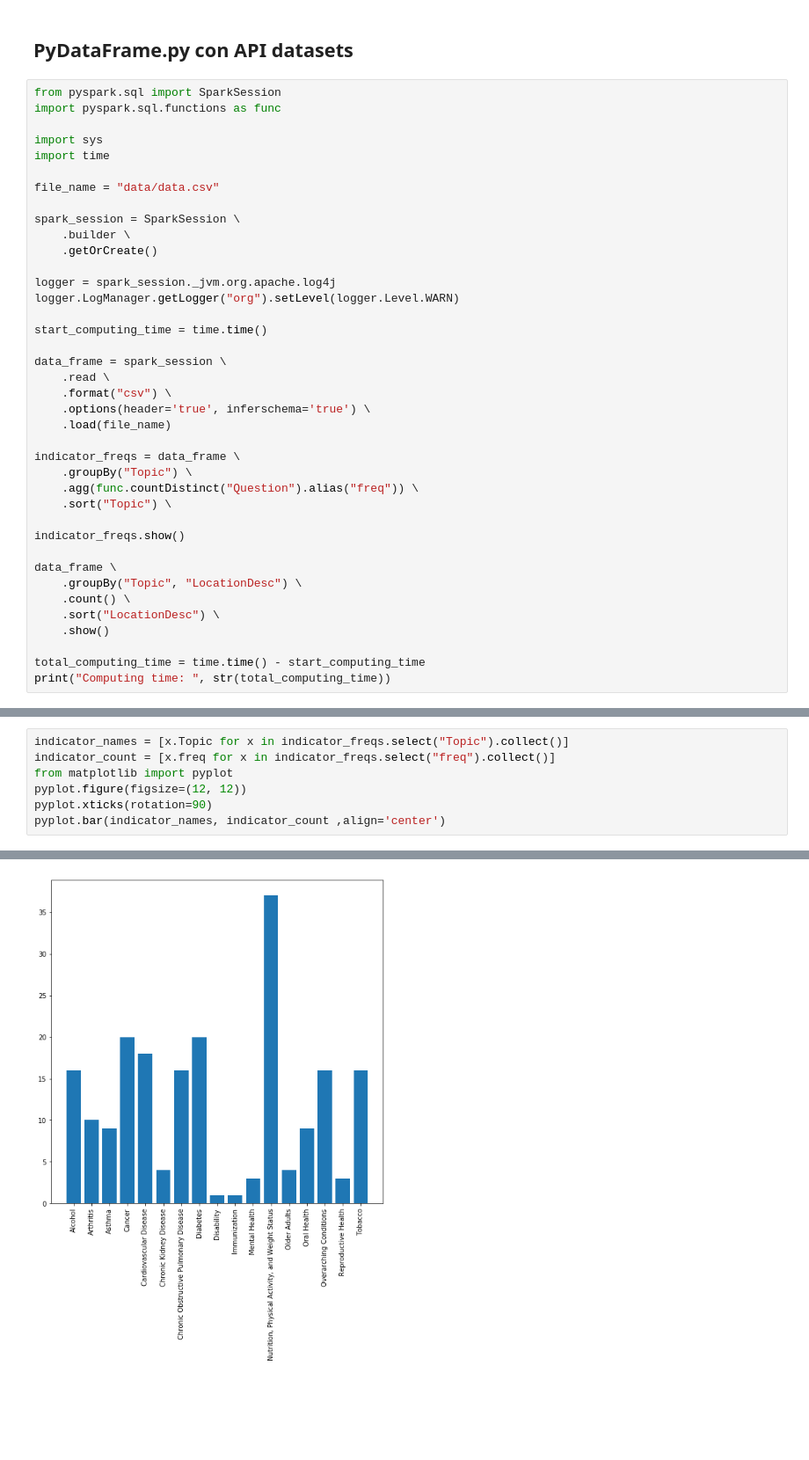
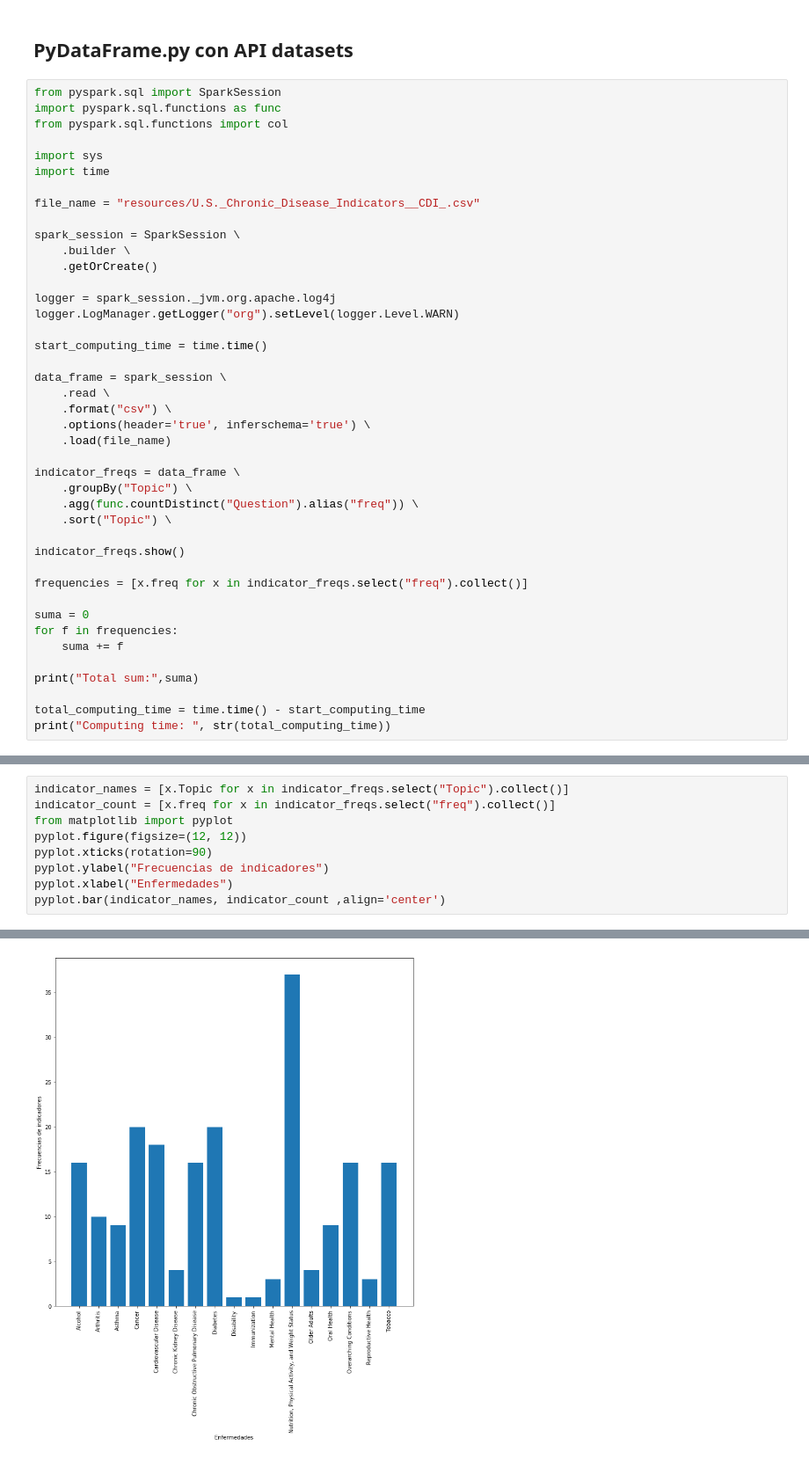
Before and after one commit to sdelgadofdez/PyData, a Jupyter notebook: NotebookJupyter.ipynb, the cells around one changed output, grey strips where cells are left out. Shown: that part at 88% size. Saved outputs shown, nothing was run; the diff lists cells and outputs as text; blank space fills up the shorter version.

```diff
--- a/NotebookJupyter.ipynb
+++ b/NotebookJupyter.ipynb
@@ -73,11 +77,12 @@ Computing time:  7.092781066894531
 # %%
 from pyspark.sql import SparkSession
 import pyspark.sql.functions as func
+from pyspark.sql.functions import col
 
 import sys
 import time
 
-file_name = "data/data.csv"
+file_name = "resources/U.S._Chronic_Disease_Indicators__CDI_.csv"
 
 spark_session = SparkSession \
     .builder \
@@ -101,11 +106,13 @@ indicator_freqs = data_frame \
 
 indicator_freqs.show()
 
-data_frame \
-    .groupBy("Topic", "LocationDesc") \
-    .count() \
-    .sort("LocationDesc") \
-    .show()
+frequencies = [x.freq for x in indicator_freqs.select("freq").collect()]
+
+suma = 0
+for f in frequencies:
+    suma += f
+
+print("Total sum:",suma)
 
 total_computing_time = time.time() - start_computing_time
 print("Computing time: ", str(total_computing_time))
@@ -132,10 +170,12 @@ Computing time:  8.521209716796875
 # %%
 indicator_names = [x.Topic for x in indicator_freqs.select("Topic").collect()]
 indicator_count = [x.freq for x in indicator_freqs.select("freq").collect()]
 from matplotlib import pyplot
 pyplot.figure(figsize=(12, 12))
 pyplot.xticks(rotation=90)
+pyplot.ylabel("Frecuencias de indicadores")
+pyplot.xlabel("Enfermedades")
 pyplot.bar(indicator_names, indicator_count ,align='center')
 # %% [output]
 <BarContainer object of 17 artists>
-[figure, old version]
+[figure, new version]
```
Also changed, not shown: parts of 6 cells of this notebook.
